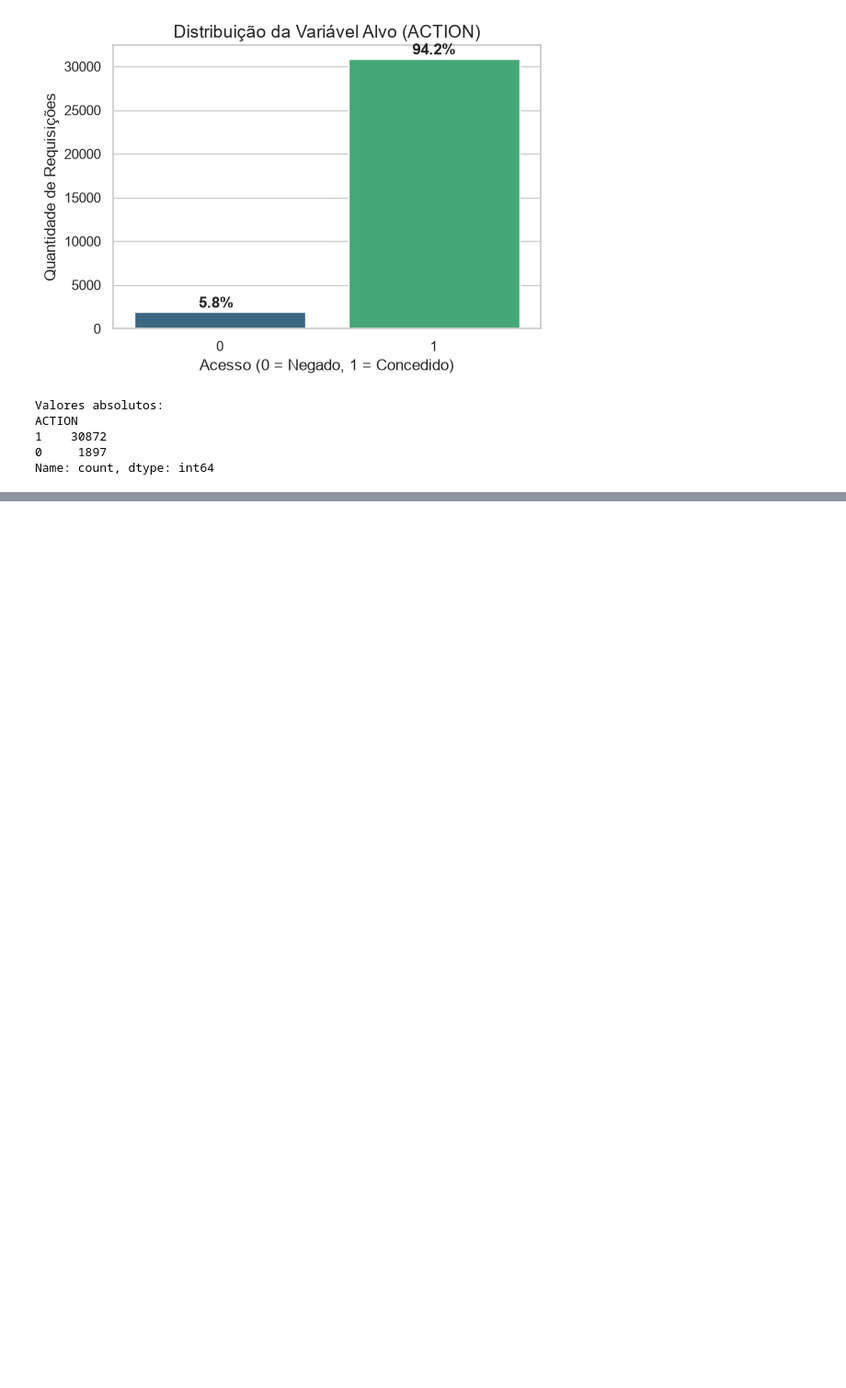
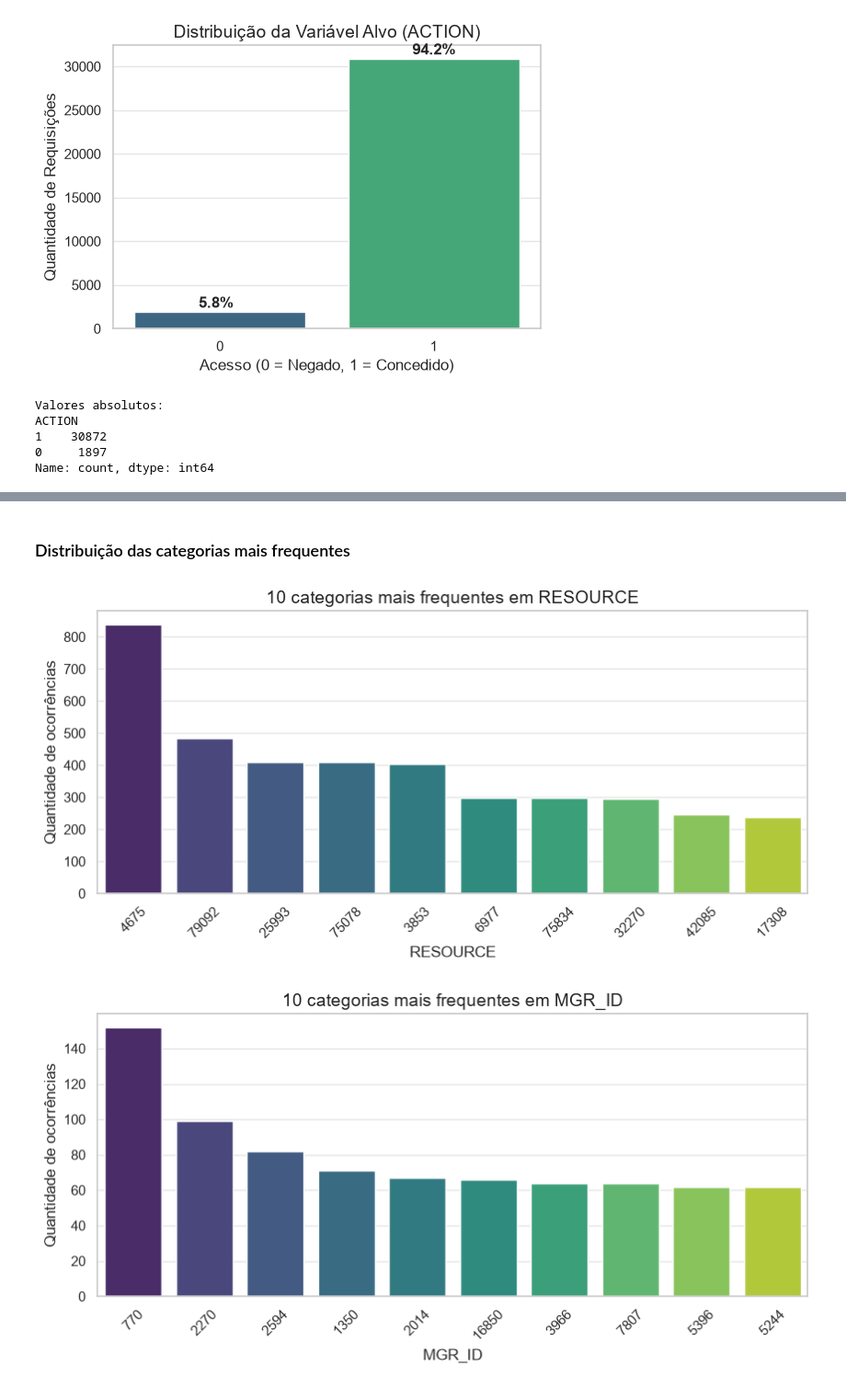
Before and after one commit to arthurtdl/access-grant-prediction, a Jupyter notebook: notebooks/01_analise_exploratoria.ipynb, the cells around one changed output, grey strips where cells are left out. Shown at 92% size. Drawn from its saved outputs; the diff is of its cells as text; code cells hidden in the pictures; blank space fills up the shorter version.

```diff
--- a/notebooks/01_analise_exploratoria.ipynb
+++ b/notebooks/01_analise_exploratoria.ipynb
@@ -91,0 +119,19 @@ Name: count, dtype: int64
+# %% [markdown]
+### Distribuição das categorias mais frequentes
+# %%
+# Visualizando as categorias mais frequentes dos atributos com maior cardinalidade
+colunas_maior_cardinalidade = cardinalidade.head(3).index.tolist()
+
+for coluna in colunas_maior_cardinalidade:
+    frequencias = df_train[coluna].value_counts().head(10)
+
+    plt.figure(figsize=(10, 4))
+    sns.barplot(x=frequencias.index.astype(str), y=frequencias.values, hue=frequencias.index.astype(str), palette='viridis', legend=False)
+    plt.title(f'10 categorias mais frequentes em {coluna}', fontsize=14)
+    plt.xlabel(coluna, fontsize=12)
+    plt.ylabel('Quantidade de ocorrências', fontsize=12)
+    plt.xticks(rotation=45)
+    plt.show()
+# %% [output]
+[figure, added]
+[figure, added]
```
Also changed, not shown: parts of 9 cells of this notebook.
